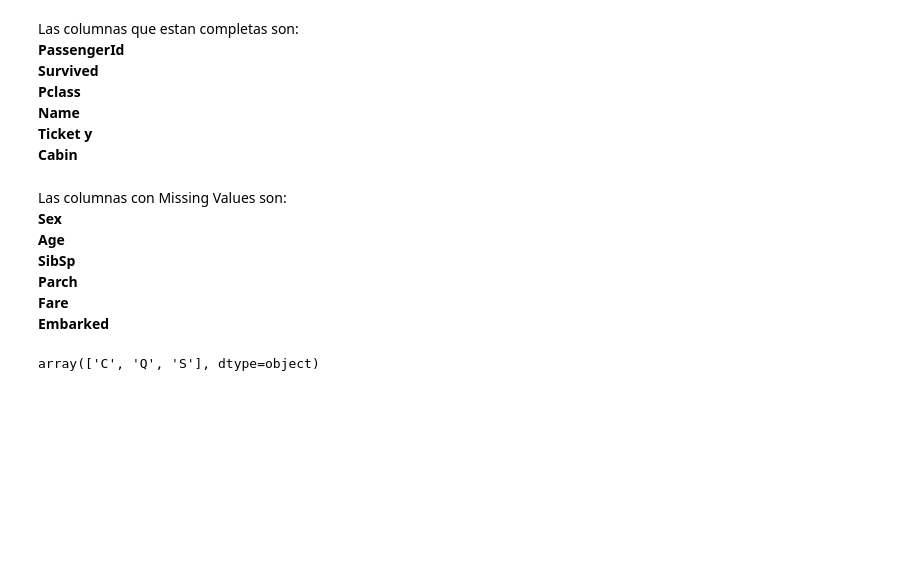
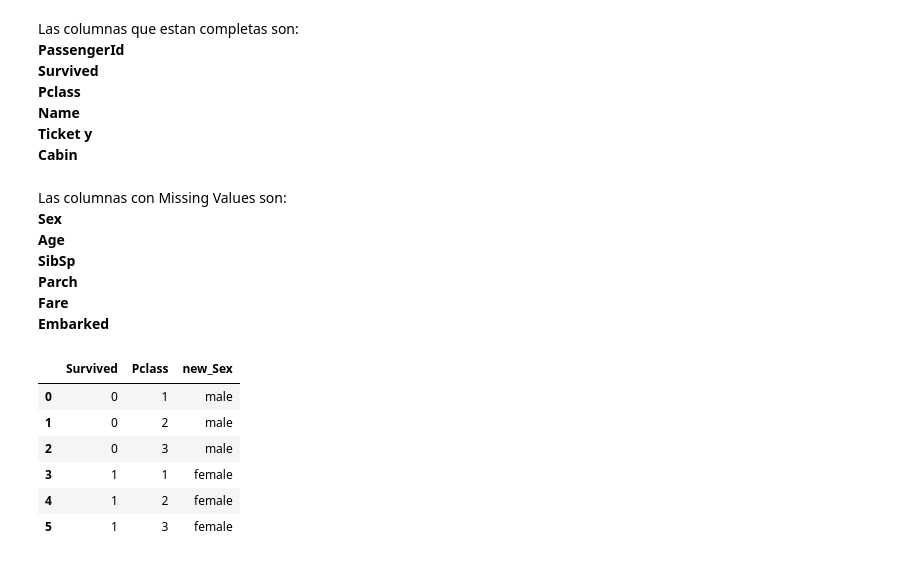
Before and after one commit to RofoRojas/Data-Wrangling, a Jupyter notebook: Laboratorio 8/Laboratorio 8.ipynb, the cells around one changed output. Cells and saved outputs as stored; diff of their text form; code cells hidden in the pictures; blank space fills up the shorter version.

```diff
--- a/Laboratorio 8/Laboratorio 8.ipynb
+++ b/Laboratorio 8/Laboratorio 8.ipynb
@@ -114,5 +124 @@ def Missing_Handler(data_frame, handler, *completas_var):
 real = pd.read_csv('data/titanic.csv')
-# %%
-np.unique(real['Embarked'])
-# %% [output]
-array(['C', 'Q', 'S'], dtype=object)
@@ -129,0 +127,16 @@ data_final[['Age']]=col_imp.fit_transform(data_final[['Age']])
+# %%
+relevantes= ['Survived', 'Pclass']
+df=df_MD
+# %%
+dic_relevantes = pd.DataFrame(df_MD.groupby(relevantes)['Sex'].agg(lambda x:x.value_counts().index[0])) \
+    .reset_index()
+dic_relevantes.columns= [relevantes[0], relevantes[1], "new_Sex"]
+dic_relevantes
+# %% [output]
+|  | Survived | Pclass | new_Sex |
+| 0 | 0 | 1 | male |
+| 1 | 0 | 2 | male |
+| 2 | 0 | 3 | male |
+| 3 | 1 | 1 | female |
+| 4 | 1 | 2 | female |
+| 5 | 1 | 3 | female |
```
Also changed, not shown: parts of 17 cells of this notebook.
